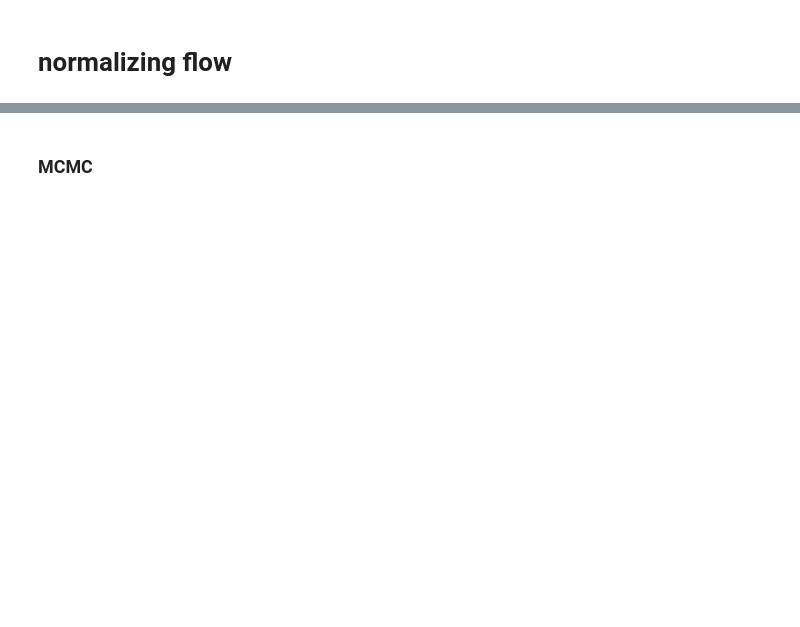
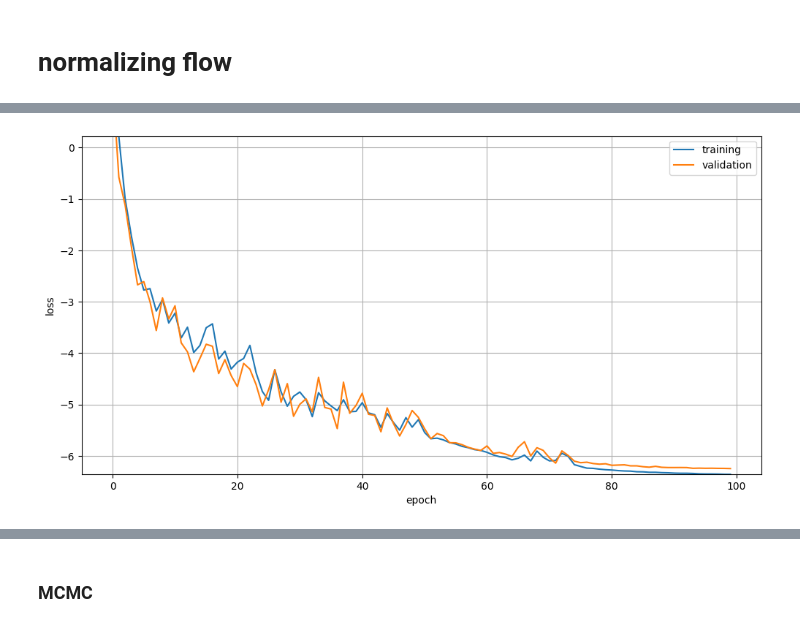
Before and after one commit to des-science/y3-deep-lss, a Jupyter notebook: notebooks/power_spectra/inference.ipynb, the cells around one changed output, grey strips where cells are left out. Drawn from its saved outputs; the diff is of its cells as text; code cells hidden in the pictures; blank space fills up the shorter version.

```diff
--- a/notebooks/power_spectra/inference.ipynb
+++ b/notebooks/power_spectra/inference.ipynb
@@ -49,0 +116,23 @@ print(grid_cosmos.shape)
+# %%
+conf = files.load_config("/global/homes/a/athomsen/multiprobe-simulation-forward-model/configs/v11/extended.yaml")
+base_dir = "/pscratch/sd/a/athomsen/v11desy3/v11/extended"
+out_dir = "/pscratch/sd/a/athomsen/run_files/v11/cls"
+
+n_params = len(params)
+apply_log = True
+standardize = False
+pca_components = None
+# n_steps = 50_000
+n_steps = 100_000
+cosine_decay = False
+
+label = f"lensing={with_lensing},clustering={with_clustering},standard={standardize},cosine={cosine_decay},steps={n_steps}"
+
+file_label = "16mpc"
+# file_label = "20mpc"
+# file_label = "24mpc"
+# file_label = "28mpc"
+# file_label += "octant"
+
+label = os.path.join(label, file_label)
+loss = "mutual_info"
@@ -108,0 +230,22 @@ model = LikelihoodFlow(
+# %%
+# default to train from scratch with 4 permutations per grid point
+model.fit(
+    x=grid_preds,
+    theta=grid_cosmos,
+    n_epochs=100,
+    # dataset
+    batch_size=10_000,
+    vali_split=0.1,
+    # optimizer
+    learning_rate=1e-3,
+    weight_decay=0.0,
+    clip_by_global_norm=1.0,
+    # scheduler
+    scheduler_type="cosine",
+    scheduler_kwargs={"eta_min": 1e-5},
+    # early stopping
+    n_patience_epochs=None,
+    min_delta=1e-5,
+    save_model=True,
+)
+# %% [output]
@@ -109 +254,2 @@ model = LikelihoodFlow(
+[figure, added]
 # %%
```
Also changed, not shown: parts of 38 cells of this notebook, 7 other files.
